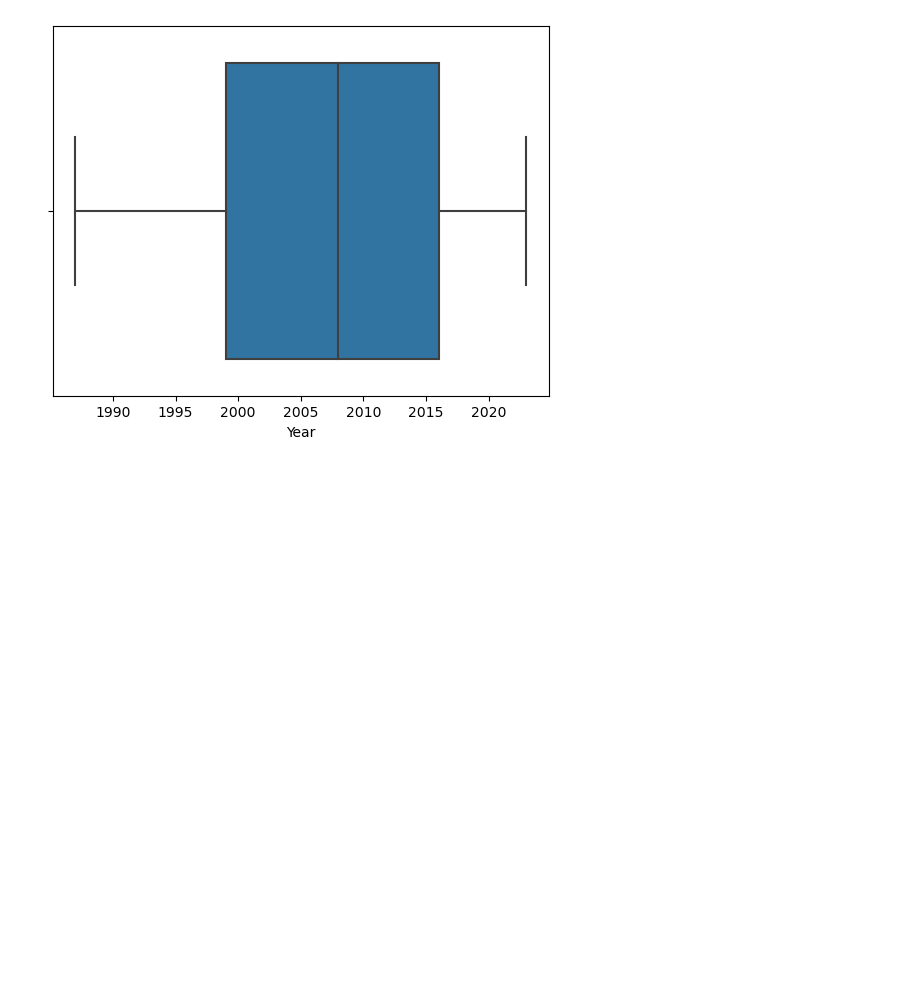
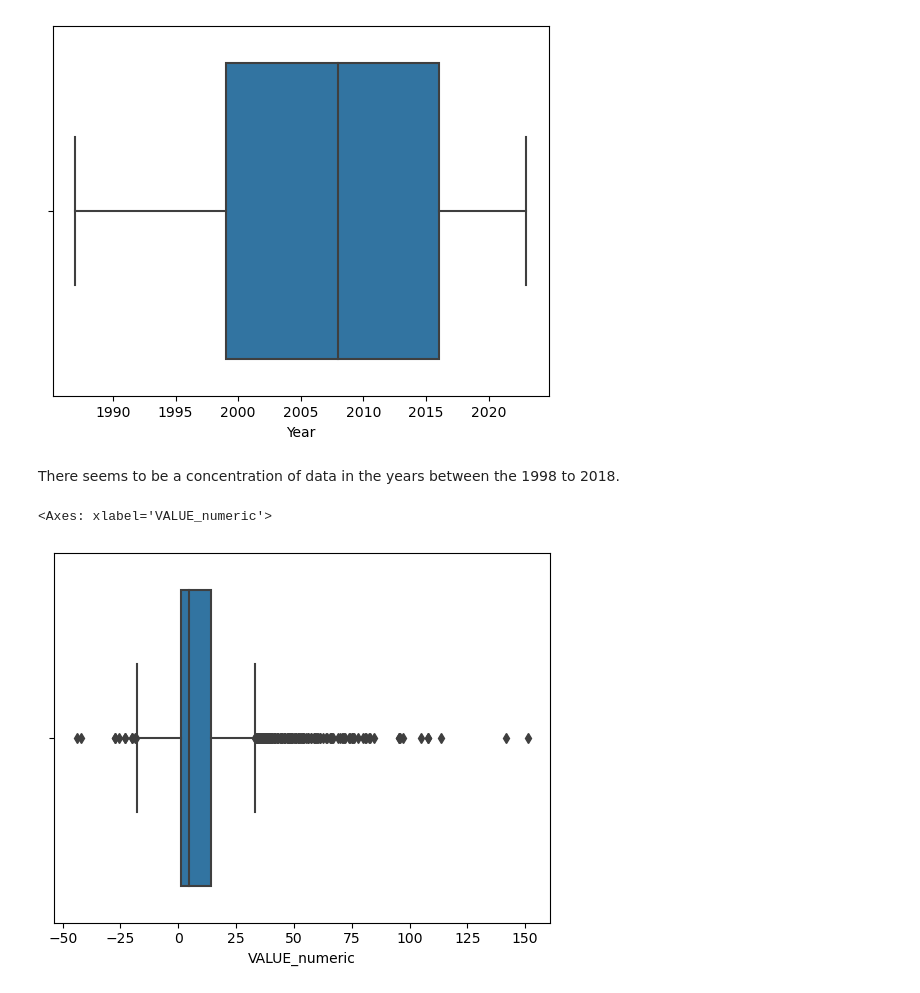
Before and after one commit to sba23432/Estimated-Migration-Ireland, a Jupyter notebook: Data prep and visualisation/Data prep and visualization of Irish Migration data.ipynb, the cells around one changed output. Drawn from its saved outputs; the diff is of its cells as text; code cells hidden in the pictures; blank space fills up the shorter version.

```diff
--- a/Data prep and visualisation/Data prep and visualization of Irish Migration data.ipynb
+++ b/Data prep and visualisation/Data prep and visualization of Irish Migration data.ipynb
@@ -100 +161,3 @@ dtype: int64
+# %%
+df['VALUE_numeric'] = df.loc[:, 'VALUE']
 # %%
@@ -103,3 +166,10 @@ sns.boxplot(x=df["Year"])
 # %% [output]
 <Axes: xlabel='Year'>
 [figure]
+# %% [markdown]
+There seems to be a concentration of data in the years between the 1998 to 2018.
+# %%
+sns.boxplot(x=df["VALUE_numeric"]) #Seems to be some outliers
+# %% [output]
+<Axes: xlabel='VALUE_numeric'>
+[figure, added]
```
Also changed, not shown: parts of 44 cells of this notebook.
